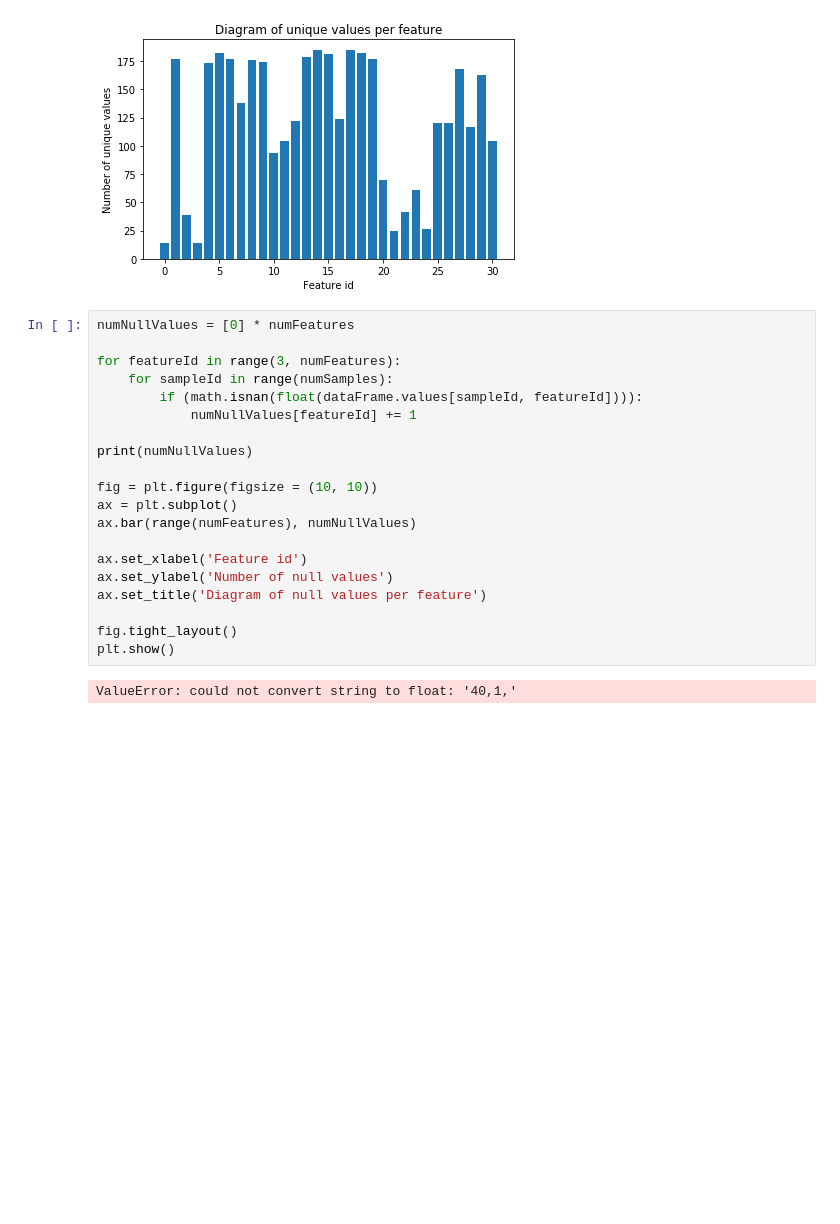
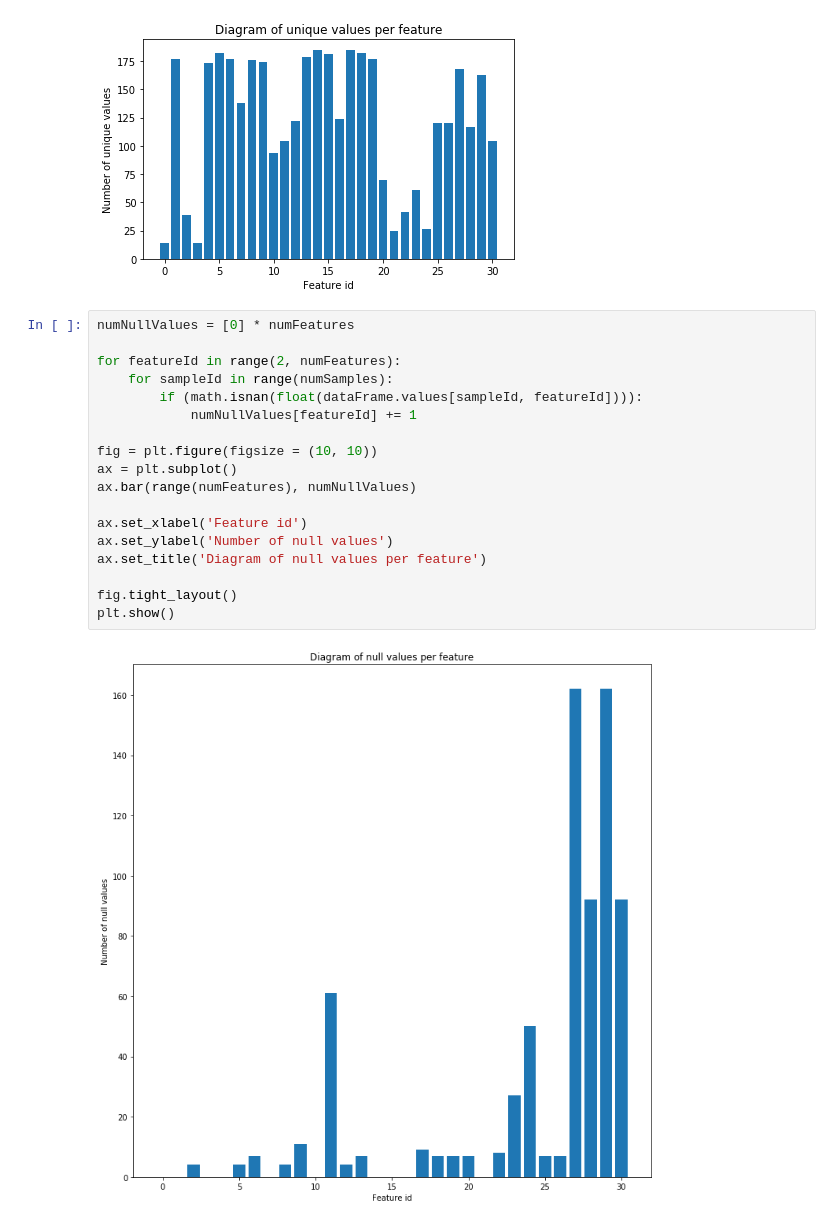
Before and after one commit to Gridbug/nsu_machine_learning_2020, a Jupyter notebook: Lab2/Lab_2.ipynb, the cells around one changed output. Cells and saved outputs as stored; diff of their text form; blank space fills up the shorter version.

Commit message:
Fixed data again. Finished null values diagram

```diff
--- a/Lab2/Lab_2.ipynb
+++ b/Lab2/Lab_2.ipynb
@@ -179,22 +179,20 @@ plt.show()
 # %%
 numNullValues = [0] * numFeatures
 
-for featureId in range(3, numFeatures):
+for featureId in range(2, numFeatures):
     for sampleId in range(numSamples):
         if (math.isnan(float(dataFrame.values[sampleId, featureId]))):
             numNullValues[featureId] += 1
-
-print(numNullValues)
 
 fig = plt.figure(figsize = (10, 10))
 ax = plt.subplot()
 ax.bar(range(numFeatures), numNullValues)
 
 ax.set_xlabel('Feature id')
 ax.set_ylabel('Number of null values')
 ax.set_title('Diagram of null values per feature')
 
 fig.tight_layout()
 plt.show()
 # %% [output]
-ValueError: could not convert string to float: '40,1,'
+[figure, added]
```
Also changed, not shown: parts of 1 cell of this notebook, 2 other files.
